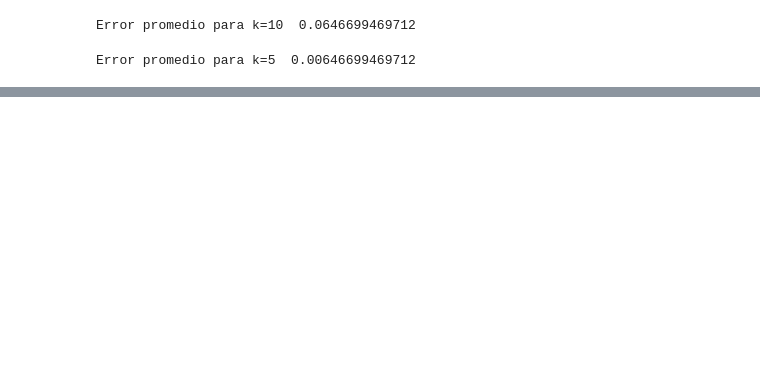
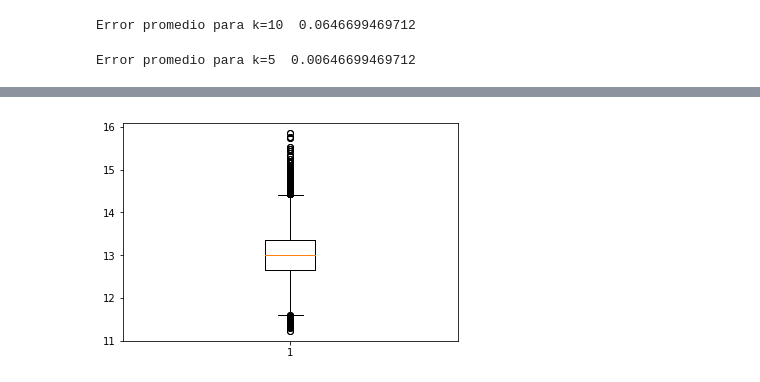
Before and after one commit to VitoVoti/ML_T1_LinReg, a Jupyter notebook: Tarea1 .ipynb, the cells around one changed output, grey strips where cells are left out. Drawn from its saved outputs; the diff is of its cells as text; code cells hidden in the pictures; blank space fills up the shorter version.

```diff
--- a/Tarea1 .ipynb
+++ b/Tarea1 .ipynb
@@ -220,0 +262,5 @@ Error promedio para k=5  0.00646699469712
+# %%
+plt.boxplot(ytrain)
+plt.show()
+# %% [output]
+[figure, added]
```
Also changed, not shown: parts of 16 cells of this notebook.
